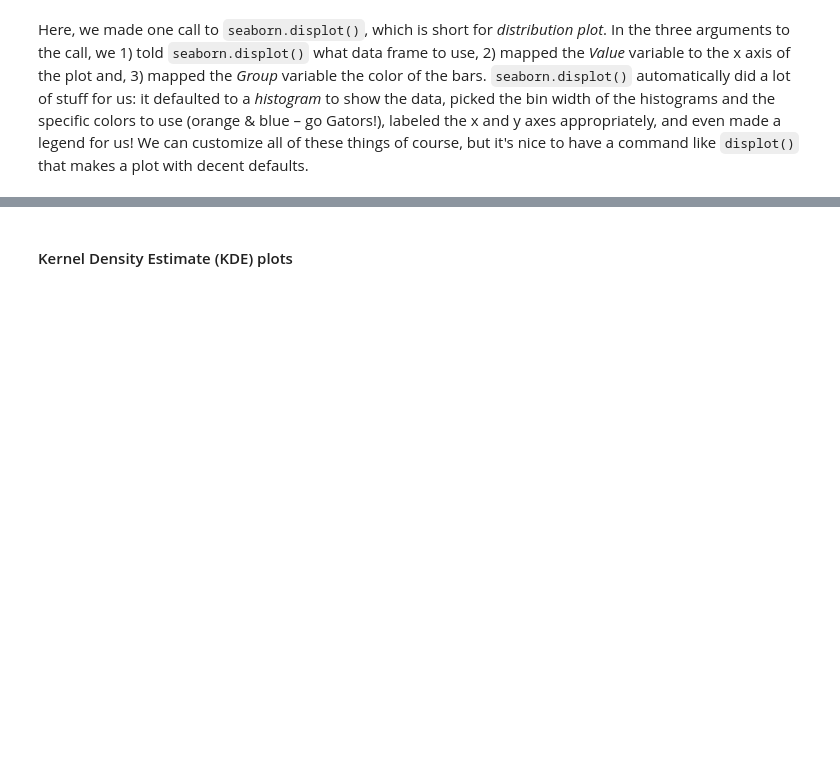
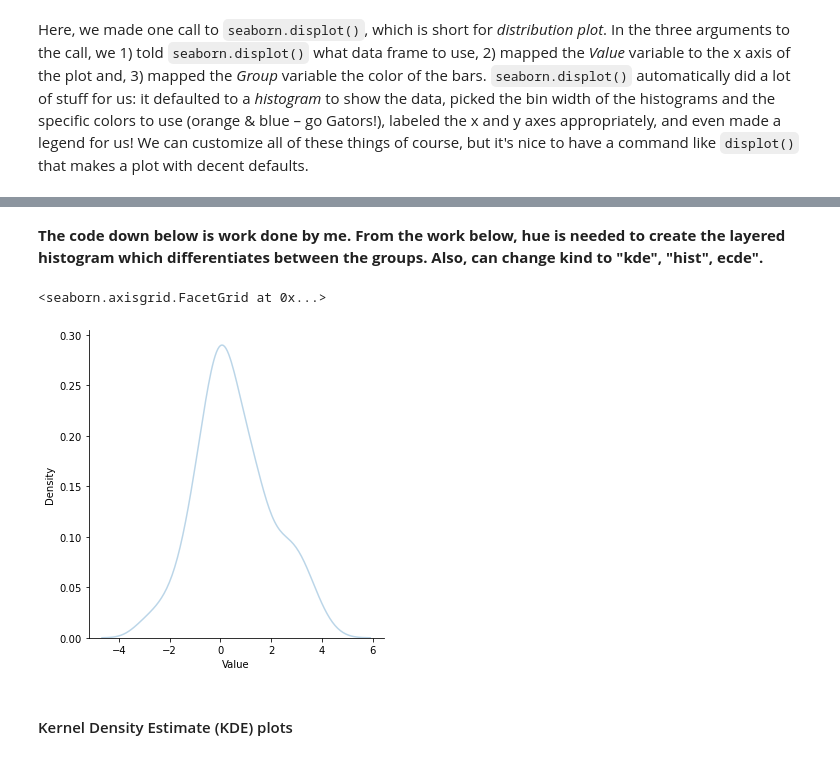
Before and after one commit to mohammedfmehboob/PythonTutorials, a Jupyter notebook: tutorial007.ipynb, the cells around one changed output, grey strips where cells are left out. Drawn from its saved outputs; the diff is of its cells as text; code cells hidden in the pictures; blank space fills up the shorter version.

Commit message:
This is the updated tutorial after I've done the whole thing.

```diff
--- a/tutorial007.ipynb
+++ b/tutorial007.ipynb
@@ -88,3 +88,10 @@ Here, we made one call to `seaborn.displot()`, which is short for *distribution
+# %% [markdown]
+__The code down below is work done by me. From the work below, hue is needed to create the layered histogram which differentiates between the groups. Also, can change kind to "kde", "hist", ecde".__
+# %%
+sns.displot(myDataFromFile, x="Value",kind="kde", alpha=0.3)
+# %% [output]
+<seaborn.axisgrid.FacetGrid at 0x...>
+[figure, added]
 # %% [markdown]
 #### Kernel Density Estimate (KDE) plots
 # %% [markdown]
```
Also changed, not shown: parts of 20 cells of this notebook.
